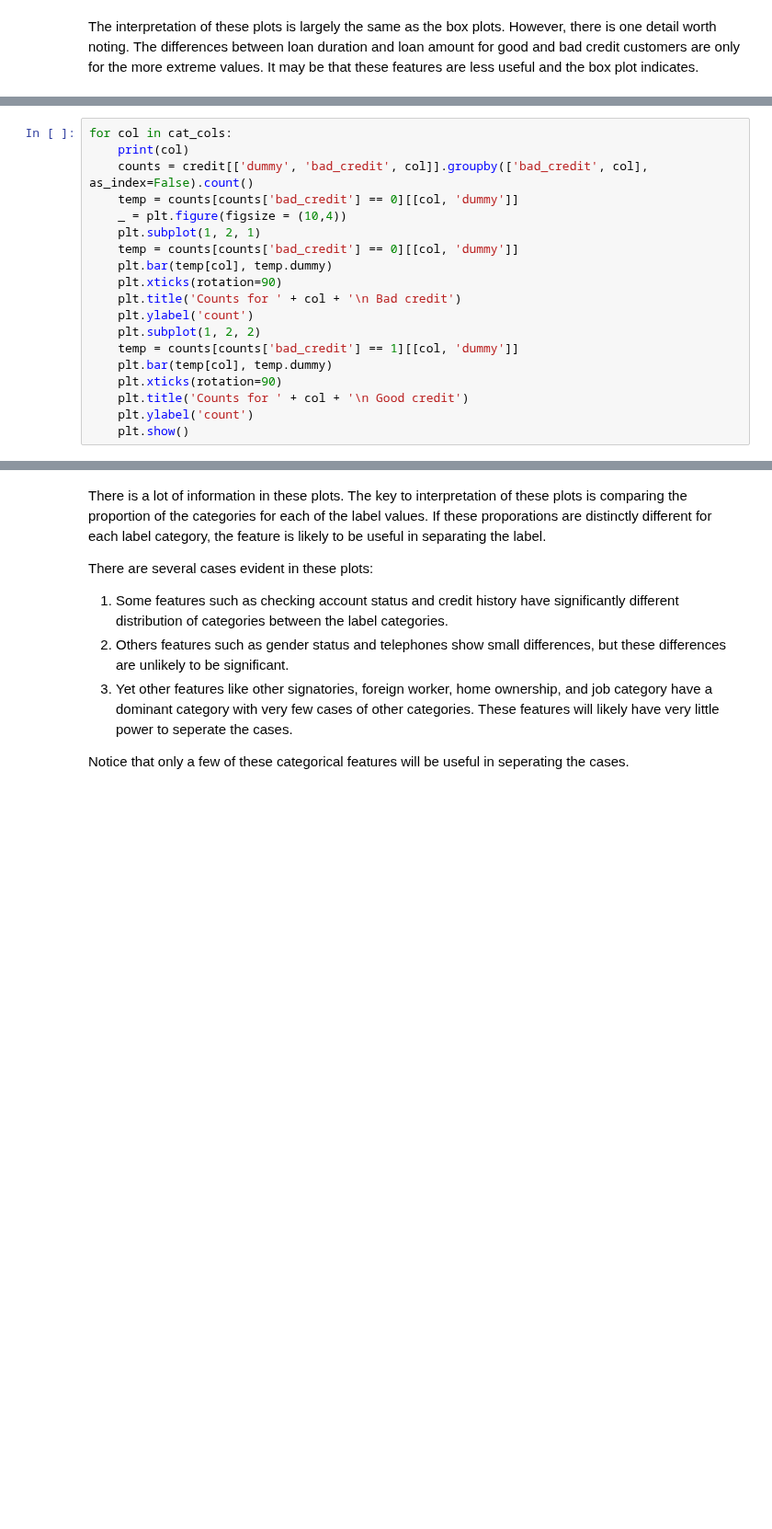
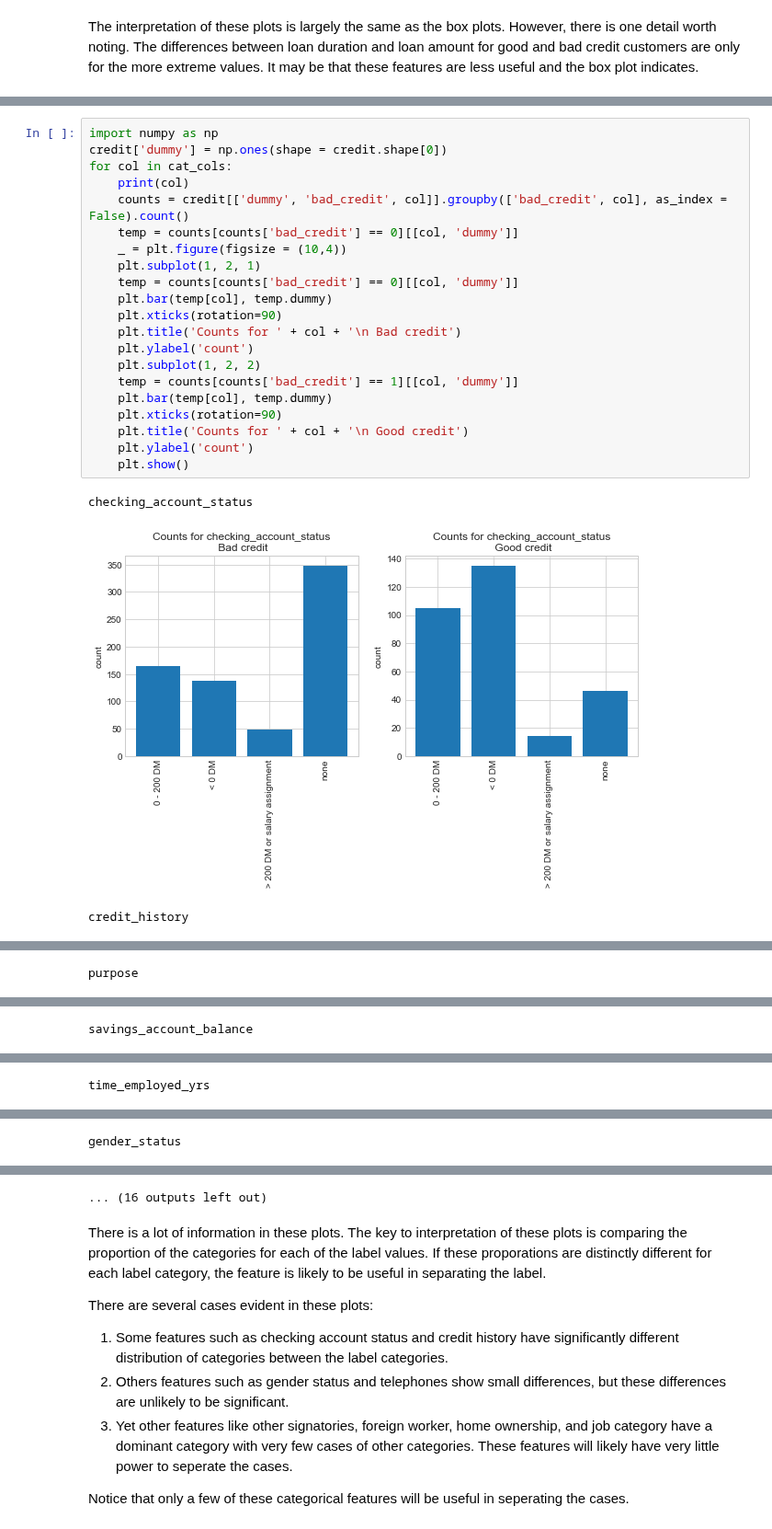
Before and after one commit to syslin/-MicrosoftLearning-Principles-of-Machine-Learning-Python, a Jupyter notebook: Module2/VisualizingDataForClassification.ipynb, the cells around one changed output, grey strips where cells are left out. Shown at 92% size. Cells and saved outputs as stored; diff of their text form; blank space fills up the shorter version.

Commit message:
edited the visualizaiton for classification notebook

```diff
--- a/Module2/VisualizingDataForClassification.ipynb
+++ b/Module2/VisualizingDataForClassification.ipynb
@@ -256,19 +256,25 @@ plot_bars(credit, cat_cols)
 # %%
+import numpy as np
+credit['dummy'] = np.ones(shape = credit.shape[0])
 for col in cat_cols:
     print(col)
-    counts = credit[['dummy', 'bad_credit', col]].groupby(['bad_credit', col], as_index=False).count()
+    counts = credit[['dummy', 'bad_credit', col]].groupby(['bad_credit', col], as_index = False).count()
     temp = counts[counts['bad_credit'] == 0][[col, 'dummy']]
     _ = plt.figure(figsize = (10,4))
     plt.subplot(1, 2, 1)
     temp = counts[counts['bad_credit'] == 0][[col, 'dummy']]
     plt.bar(temp[col], temp.dummy)
     plt.xticks(rotation=90)
     plt.title('Counts for ' + col + '\n Bad credit')
     plt.ylabel('count')
     plt.subplot(1, 2, 2)
     temp = counts[counts['bad_credit'] == 1][[col, 'dummy']]
     plt.bar(temp[col], temp.dummy)
     plt.xticks(rotation=90)
     plt.title('Counts for ' + col + '\n Good credit')
     plt.ylabel('count')
     plt.show()
+# %% [output]
+checking_account_status
+[figure, added]
+credit_history
@@ -274,0 +282 @@ for col in cat_cols:
+purpose
@@ -274,0 +284 @@ for col in cat_cols:
+savings_account_balance
@@ -274,0 +286 @@ for col in cat_cols:
+time_employed_yrs
@@ -274,0 +288 @@ for col in cat_cols:
+gender_status
@@ -275,3 +290,4 @@ for col in cat_cols:
+... (16 outputs left out)
 # %% [markdown]
 There is a lot of information in these plots. The key to interpretation of these plots is comparing the proportion of the categories for each of the label values. If these proporations are distinctly different for each label category, the feature is likely to be useful in separating the label.
 
```
Also changed, not shown: parts of 7 cells of this notebook.
